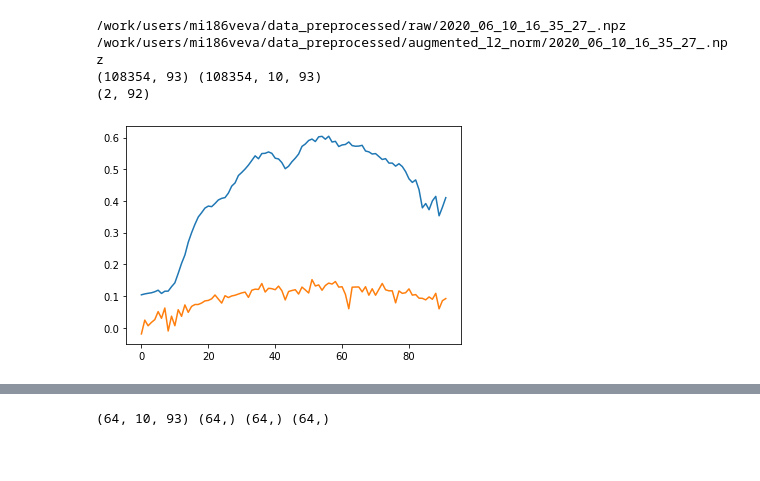
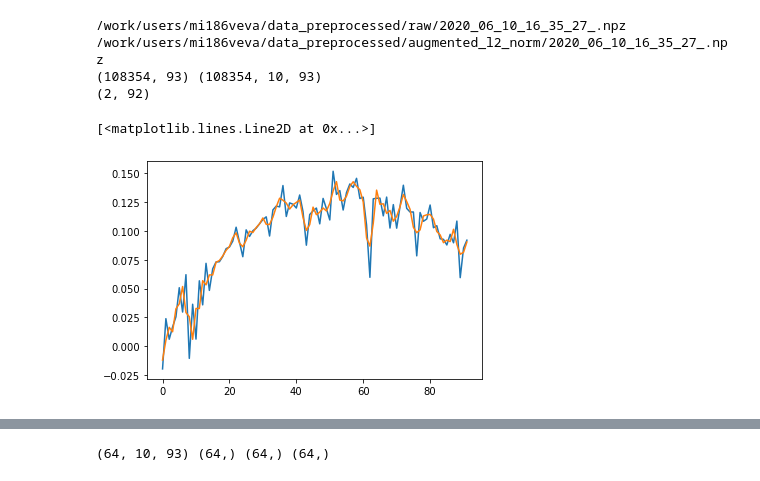
Before and after one commit to msokur/hsi-experiments, a Jupyter notebook: augmentation.ipynb, the cells around one changed output, grey strips where cells are left out. Drawn from its saved outputs; the diff is of its cells as text; code cells hidden in the pictures.

```diff
--- a/augmentation.ipynb
+++ b/augmentation.ipynb
@@ -10,23 +14,24 @@ from IPython.display import clear_output
 # %%
 #check if all is okay
-preffix = '/work/users/mi186veva/'
+
 paths_raw = glob.glob(os.path.join(preffix, 'data_preprocessed/raw', '2020_06_10_16_35_27_*.npz'))
 paths_aug = glob.glob(os.path.join(preffix, 'data_preprocessed/augmented_l2_norm', '2020_06_10_16_35_27_*.npz'))
 
 print(paths_raw[0], paths_aug[0])
 
 raw = np.load(paths_raw[0])
 aug = np.load(paths_aug[0])
 
 print(raw['X'].shape, aug['X'].shape)
 
-plt.plot(raw['X'][0, :-1])
+#plt.plot(raw['X'][0, :-1])
 plt.plot(aug['X'][0, 5, :-1])
-print(savgol_filter(aug['X'][0, 4:6, :-1], 5, 2).shape)
-#plt.plot(savgol_filter(aug['X'][0, 6, :-1], 5, 2))
+print(savgol_filter(aug['X'][0, 4:6, :-1], 7, 2).shape)
+plt.plot(savgol_filter(aug['X'][0, 5, :-1], 5, 2))
 #plt.plot(aug['ill_data'][0][1, :-1])
 # %% [output]
 /work/users/mi186veva/data_preprocessed/raw/2020_06_10_16_35_27_.npz /work/users/mi186veva/data_preprocessed/augmented_l2_norm/2020_06_10_16_35_27_.npz
 (108354, 93) (108354, 10, 93)
 (2, 92)
+[<matplotlib.lines.Line2D at 0x...>]
-[figure, old version]
+[figure, new version]
```
Also changed, not shown: parts of 7 cells of this notebook.
